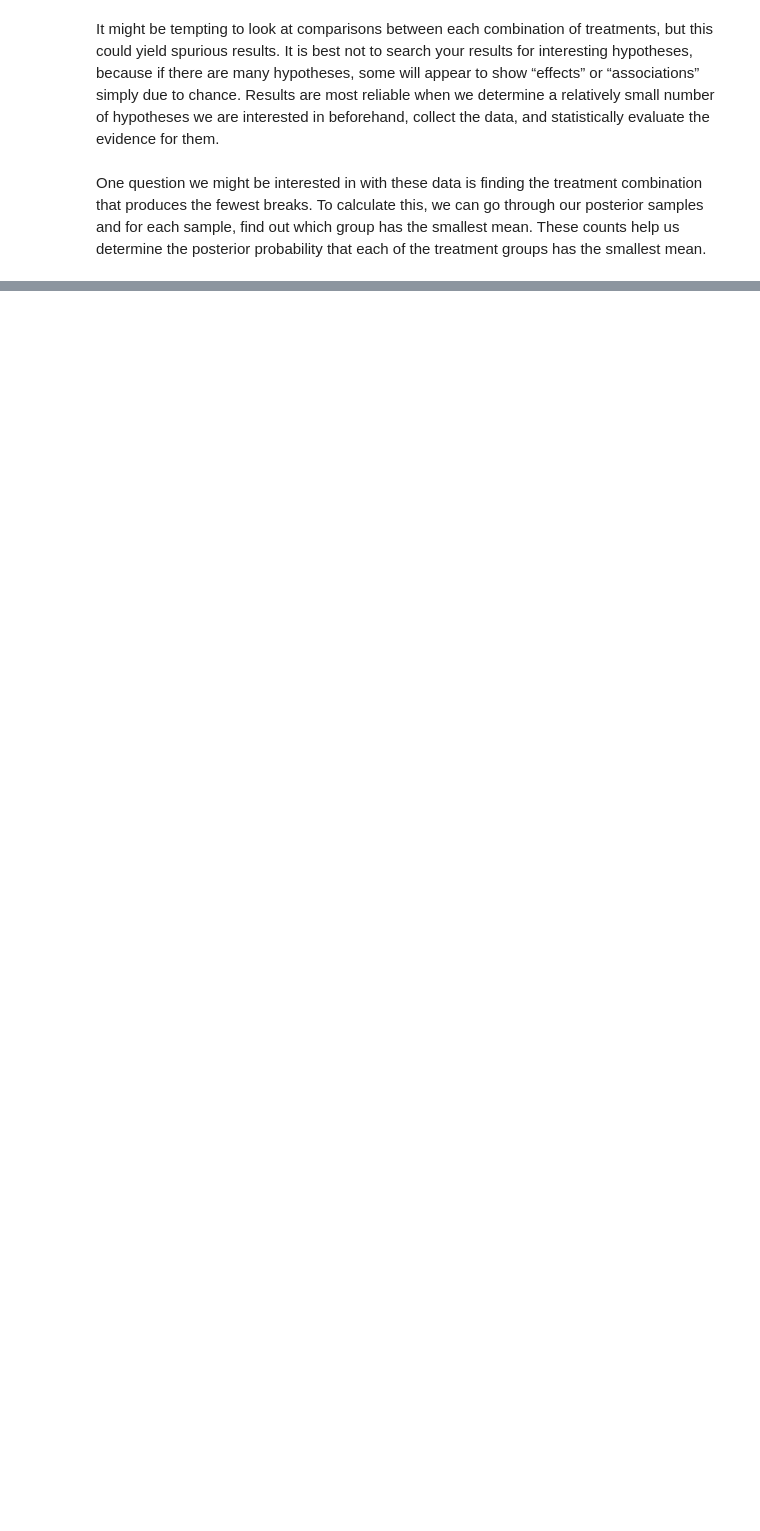
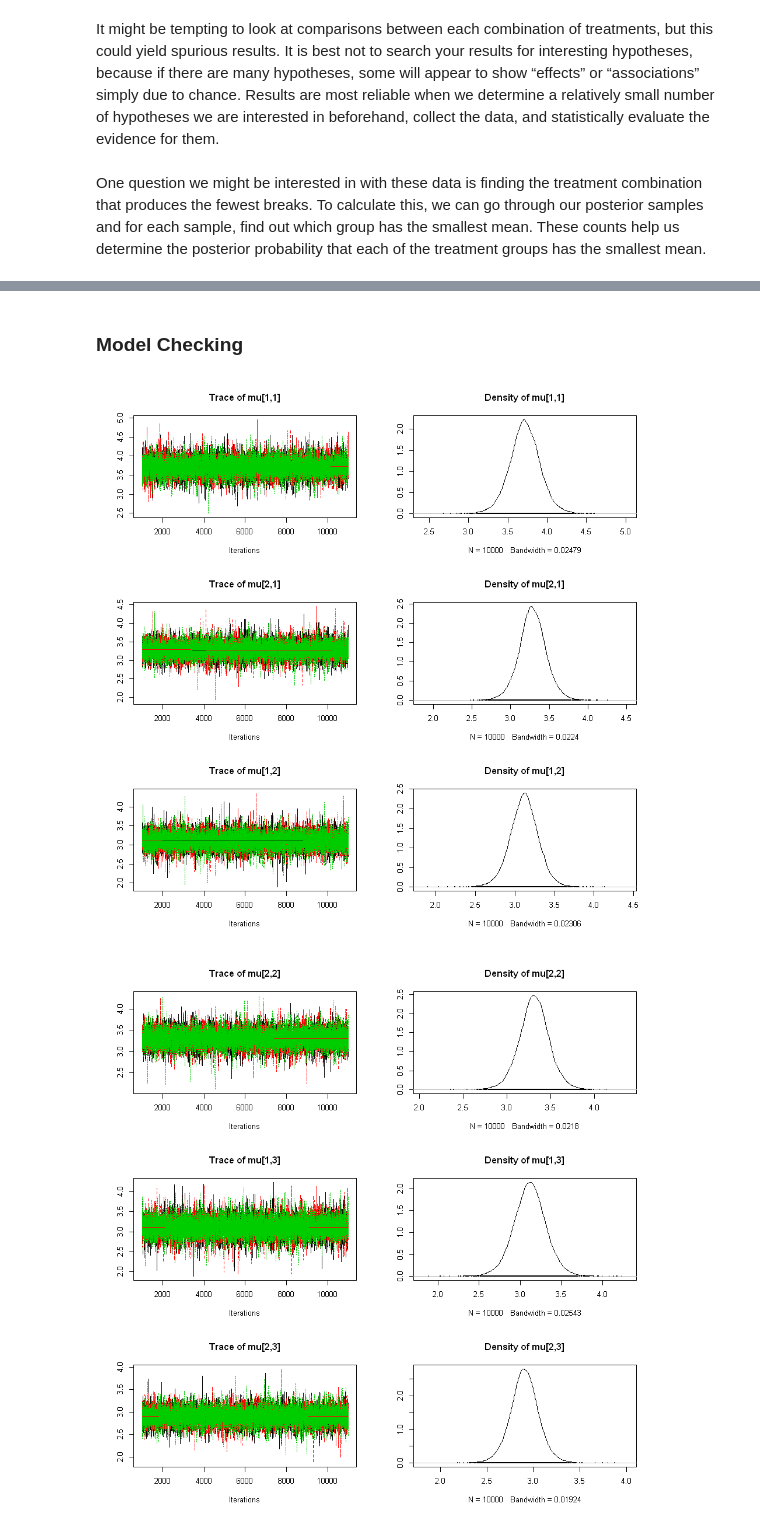
Before and after one commit to itsayushthada/Bayesian-Statistics, a Jupyter notebook: Two Factor Anova.ipynb, the cells around one changed output, grey strips where cells are left out. Cells and saved outputs as stored; diff of their text form; code cells hidden in the pictures; blank space fills up the shorter version.

```diff
--- a/Two Factor Anova.ipynb
+++ b/Two Factor Anova.ipynb
@@ -543,0 +575,10 @@ prop.table( table( apply(mod_3_csim[,1:6], 1, which.min) ) )
+# %%
+inits_4 = function(){
+    inits = list(mu = matrix(rnorm(6, 1.0, 100.0), nrow = 2, byrow = TRUE),
+                 prec = matrix(rgamma(6, 1.0/2, 1.0/2), nrow = 2, byrow = TRUE))
+}
+# %%
+mod4 = jags.model(textConnection(mod_4_str),
+                  inits = inits_4,
+                  data = data_4_jags,
+                  n.chains = 3)
@@ -543,0 +597,6 @@ prop.table( table( apply(mod_3_csim[,1:6], 1, which.min) ) )
+# %%
+update(mod4, 1e3)
+# %%
+mod_4_sim = coda.samples(model = mod4,
+                         variable.names = params_4,
+                         n.iter = 1e4)
@@ -543,0 +605,9 @@ prop.table( table( apply(mod_3_csim[,1:6], 1, which.min) ) )
+# %% [markdown]
+### Model Checking
+# %%
+options(repr.plot.width=8, repr.plot.height=8)
+
+plot(mod_4_sim)
+# %% [output]
+[figure, added]
+[figure, added]
```
Also changed, not shown: parts of 36 cells of this notebook, 1 other file.
